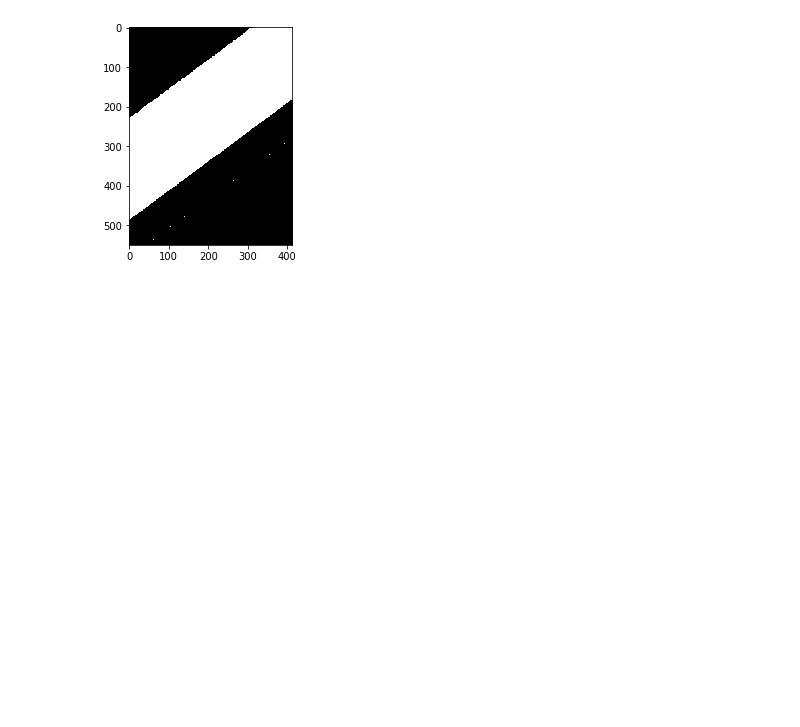
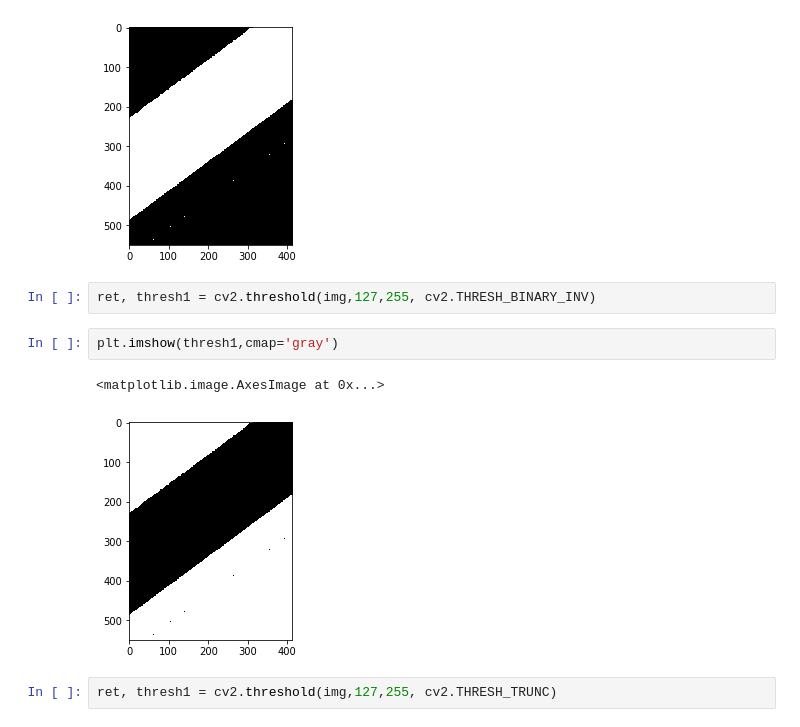
Before and after one commit to sendmail123/DataScience, a Jupyter notebook: ThresholdImages.ipynb, the cells around one changed output. Saved outputs shown, nothing was run; the diff lists cells and outputs as text; blank space fills up the shorter version.

```diff
--- a/ThresholdImages.ipynb
+++ b/ThresholdImages.ipynb
@@ -32,3 +32,12 @@ plt.imshow(thresh1,cmap='gray')
 # %% [output]
 <matplotlib.image.AxesImage at 0x...>
 [figure]
+# %%
+ret, thresh1 = cv2.threshold(img,127,255, cv2.THRESH_BINARY_INV)
+# %%
+plt.imshow(thresh1,cmap='gray')
+# %% [output]
+<matplotlib.image.AxesImage at 0x...>
+[figure, added]
+# %%
+ret, thresh1 = cv2.threshold(img,127,255, cv2.THRESH_TRUNC)
```
Also changed, not shown: parts of 10 cells of this notebook.
